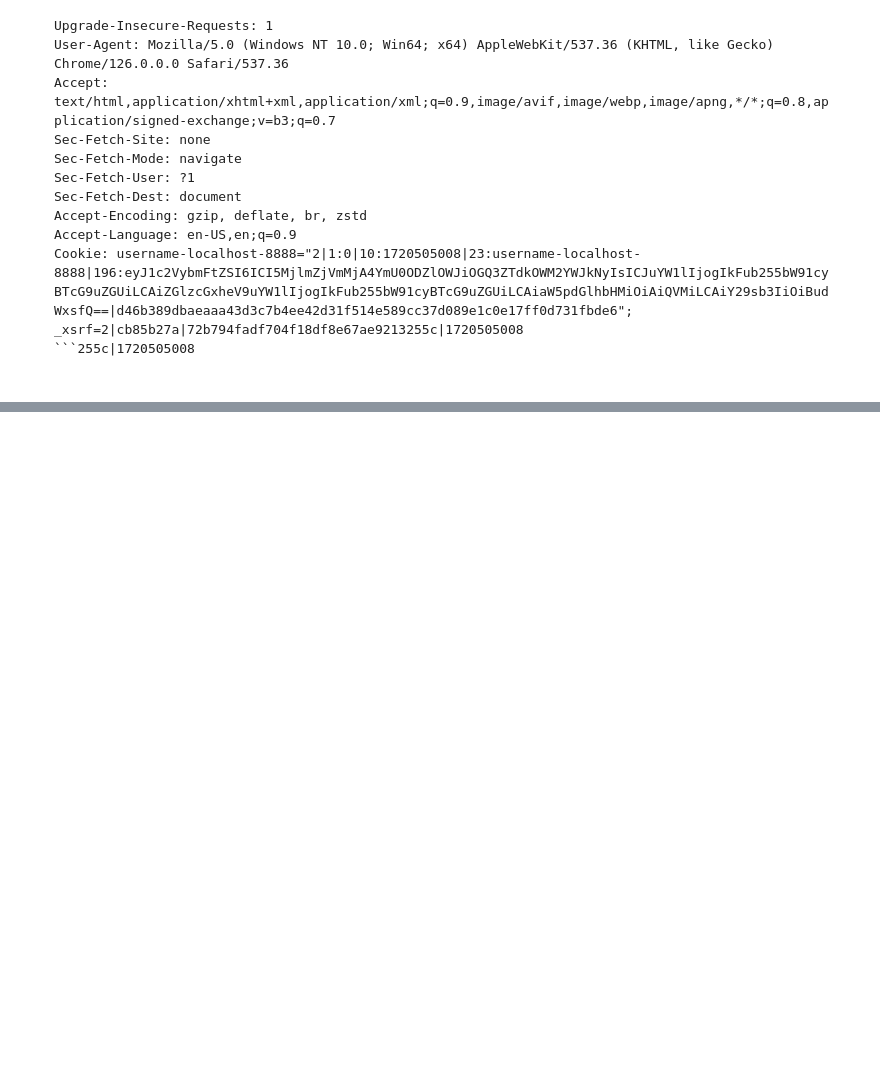
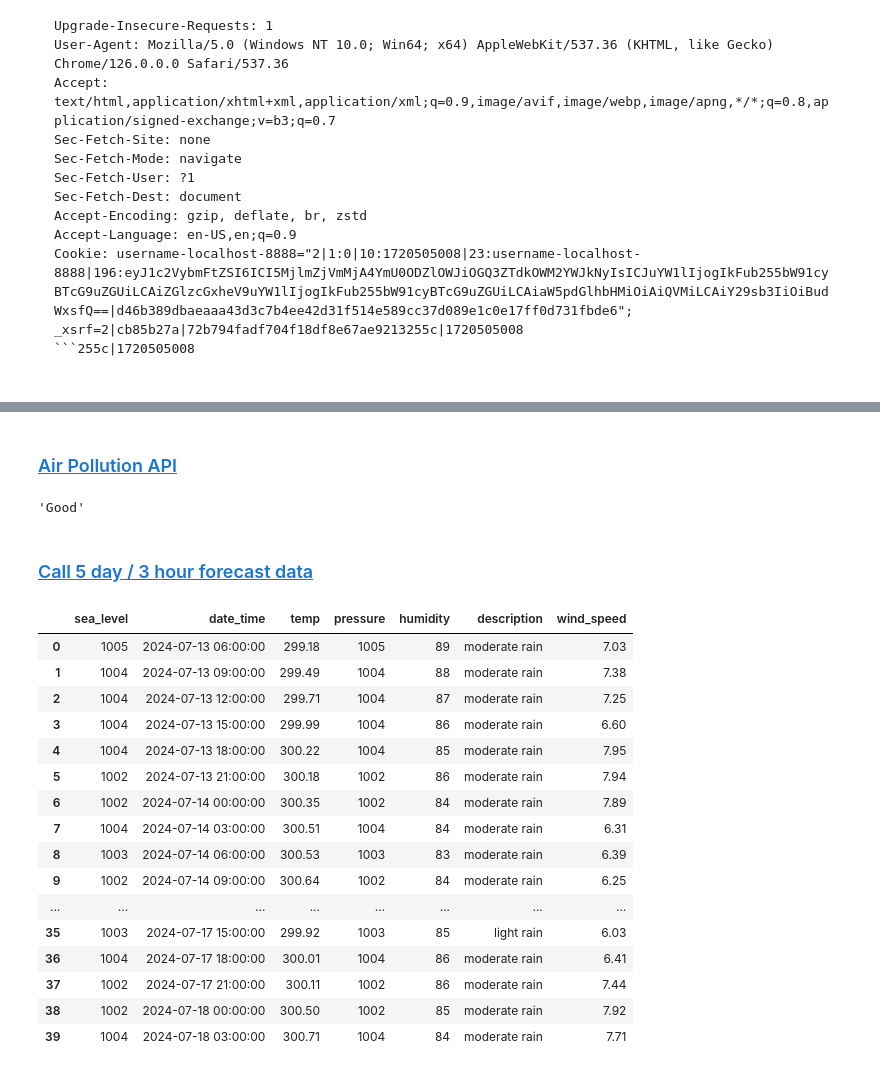
Before and after one commit to AKASH722/learn-python, a Jupyter notebook: Web Programming Using Python/WebProgrammingUsingPython.ipynb, the cells around one changed output, grey strips where cells are left out. Cells and saved outputs as stored; diff of their text form; code cells hidden in the pictures; blank space fills up the shorter version.

Commit message:
feat: Open Weather Map API

```diff
--- a/Web Programming Using Python/WebProgrammingUsingPython.ipynb
+++ b/Web Programming Using Python/WebProgrammingUsingPython.ipynb
@@ -158,0 +174,9 @@ Cookie: username-localhost-8888="2|1:0|10:1720505008|23:username-localhost-8888|
+# %%
+def get_coor(city_name):
+    url = f'http://api.openweathermap.org/geo/1.0/direct?q={city_name}&appid={os.getenv("OWM_API")}'
+    res = requests.get(url)
+    if res.status_code != 200:
+        raise res.status_code
+    coor= res.json()
+    lat, lon = coor[0]['lat'], coor[0]['lon']
+    return (lat, lon)
@@ -158,0 +221,2 @@ Cookie: username-localhost-8888="2|1:0|10:1720505008|23:username-localhost-8888|
+# %% [markdown]
+### [Air Pollution API](https://openweathermap.org/api/air-pollution)
@@ -158,0 +235,57 @@ Cookie: username-localhost-8888="2|1:0|10:1720505008|23:username-localhost-8888|
+# %%
+get_air_pollution('Bombay')
+# %% [output]
+'Good'
+# %% [markdown]
+### [Call 5 day / 3 hour forecast data](https://openweathermap.org/forecast5)
+# %%
+def day5_hour3_weather_forecast(city_name):
+    try:
+        lat, lon = get_coor(city_name)
+    except Error as e:
+        return
+    url = f'http://api.openweathermap.org/data/2.5/forecast?lat={lat}&lon={lon}&appid={os.getenv("OWM_API")}'
+    res = requests.get(url)
+    if res.status_code != 200:
+        raise res.status_code
+    list = res.json()['list']
+    sea_level, date_time, temp, pressure, humidity, description, wind_speed = [], [], [], [], [], [], []
+
+    for data in list:
+        sea_level.append(data['main']['sea_level'])
+        date_time.append(data['dt_txt'])
+        temp.append(data['main']['temp'])
+        pressure.append(data['main']['pressure'])
+        humidity.append(data['main']['humidity'])
+        description.append(data['weather'][0]['description'])
+        wind_speed.append(data['wind']['speed'])
+
+    return pd.DataFrame({
+        'sea_level': sea_level,
+        'date_time': date_time,
+        'temp': temp,
+        'pressure': pressure,
+        'humidity': humidity,
+        'description': description,
+        'wind_speed': wind_speed
+    })
+# %%
+day5_hour3_weather_forecast('bombay')
+# %% [output]
+|  | sea_level | date_time | temp | pressure | humidity | description | wind_speed |
+| 0 | 1005 | 2024-07-13 06:00:00 | 299.18 | 1005 | 89 | moderate rain | 7.03 |
+| 1 | 1004 | 2024-07-13 09:00:00 | 299.49 | 1004 | 88 | moderate rain | 7.38 |
+| 2 | 1004 | 2024-07-13 12:00:00 | 299.71 | 1004 | 87 | moderate rain | 7.25 |
+| 3 | 1004 | 2024-07-13 15:00:00 | 299.99 | 1004 | 86 | moderate rain | 6.60 |
+| 4 | 1004 | 2024-07-13 18:00:00 | 300.22 | 1004 | 85 | moderate rain | 7.95 |
+| 5 | 1002 | 2024-07-13 21:00:00 | 300.18 | 1002 | 86 | moderate rain | 7.94 |
+| 6 | 1002 | 2024-07-14 00:00:00 | 300.35 | 1002 | 84 | moderate rain | 7.89 |
+| 7 | 1004 | 2024-07-14 03:00:00 | 300.51 | 1004 | 84 | moderate rain | 6.31 |
+| 8 | 1003 | 2024-07-14 06:00:00 | 300.53 | 1003 | 83 | moderate rain | 6.39 |
+| 9 | 1002 | 2024-07-14 09:00:00 | 300.64 | 1002 | 84 | moderate rain | 6.25 |
+| ... | ... | ... | ... | ... | ... | ... | ... |
+| 35 | 1003 | 2024-07-17 15:00:00 | 299.92 | 1003 | 85 | light rain | 6.03 |
+| 36 | 1004 | 2024-07-17 18:00:00 | 300.01 | 1004 | 86 | moderate rain | 6.41 |
+| 37 | 1002 | 2024-07-17 21:00:00 | 300.11 | 1002 | 86 | moderate rain | 7.44 |
+| 38 | 1002 | 2024-07-18 00:00:00 | 300.50 | 1002 | 85 | moderate rain | 7.92 |
+| 39 | 1004 | 2024-07-18 03:00:00 | 300.71 | 1004 | 84 | moderate rain | 7.71 |
```
Also changed, not shown: parts of 10 cells of this notebook, 2 other files.
